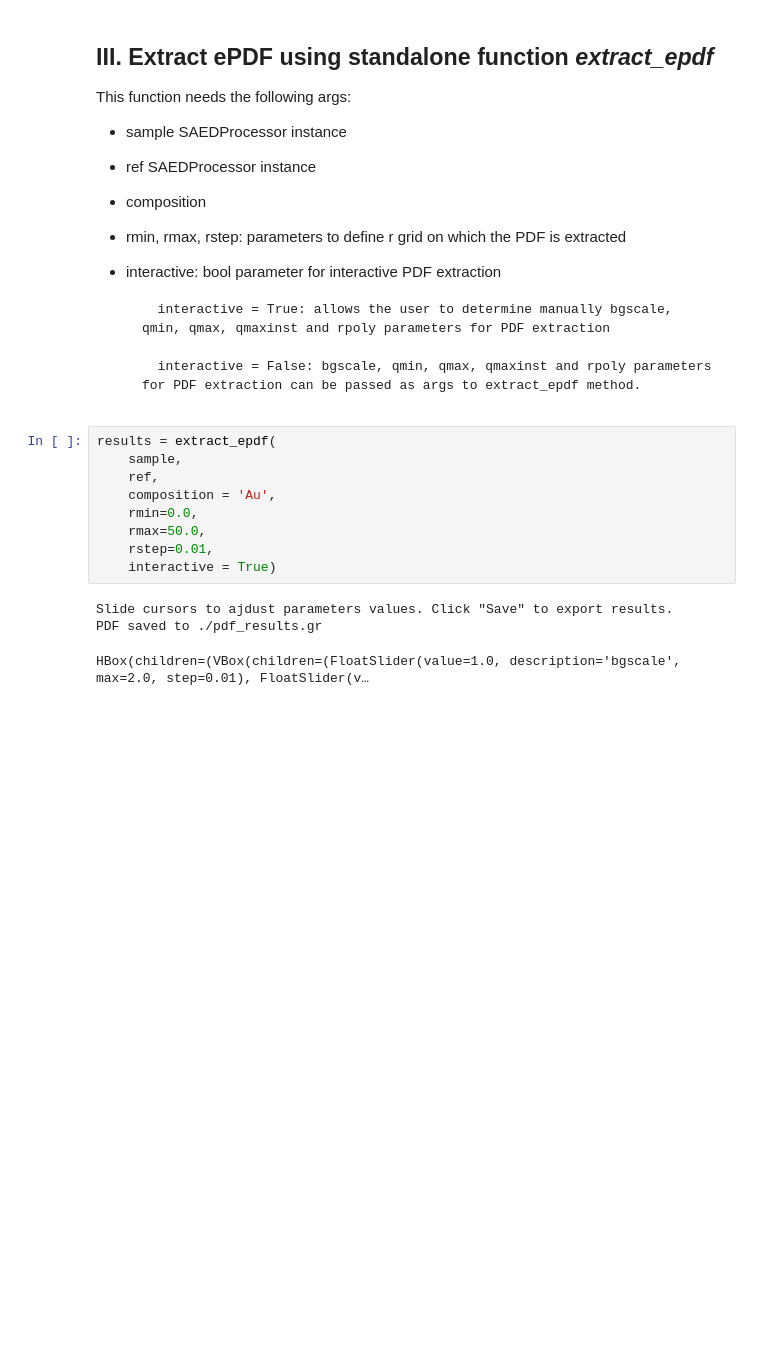
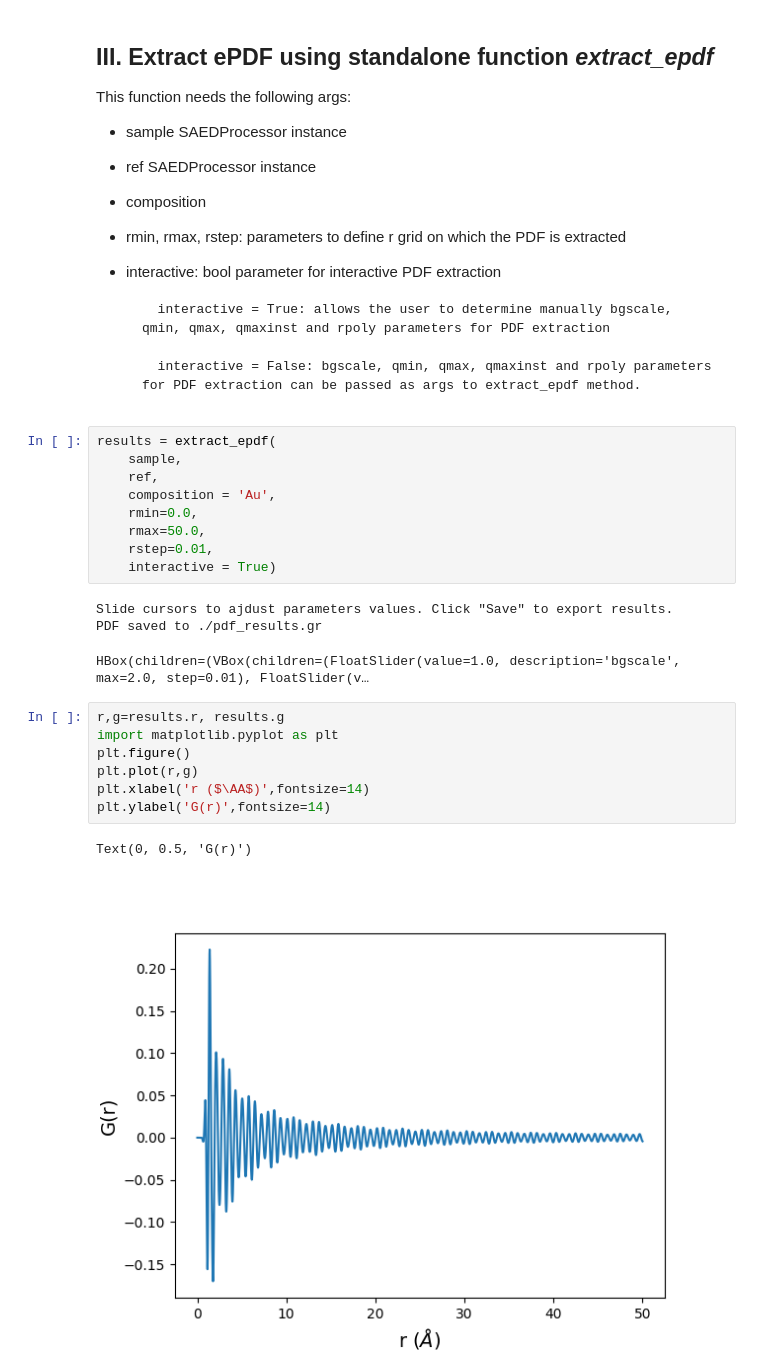
Before and after one commit to nicoratel/ePDFsuite, a Jupyter notebook: notebooks/ePDF_Workflow.ipynb, the cells around one changed output. Cells and saved outputs as stored; diff of their text form; blank space fills up the shorter version.

```diff
--- a/notebooks/ePDF_Workflow.ipynb
+++ b/notebooks/ePDF_Workflow.ipynb
@@ -106,3 +128,13 @@ results = extract_epdf(
 Slide cursors to ajdust parameters values. Click "Save" to export results.
 PDF saved to ./pdf_results.gr
 HBox(children=(VBox(children=(FloatSlider(value=1.0, description='bgscale', max=2.0, step=0.01), FloatSlider(v…
+# %%
+r,g=results.r, results.g
+import matplotlib.pyplot as plt
+plt.figure()
+plt.plot(r,g)
+plt.xlabel('r ($\AA$)',fontsize=14)
+plt.ylabel('G(r)',fontsize=14)
+# %% [output]
+Text(0, 0.5, 'G(r)')
+[figure, added]
```
Also changed, not shown: parts of 9 cells of this notebook.
